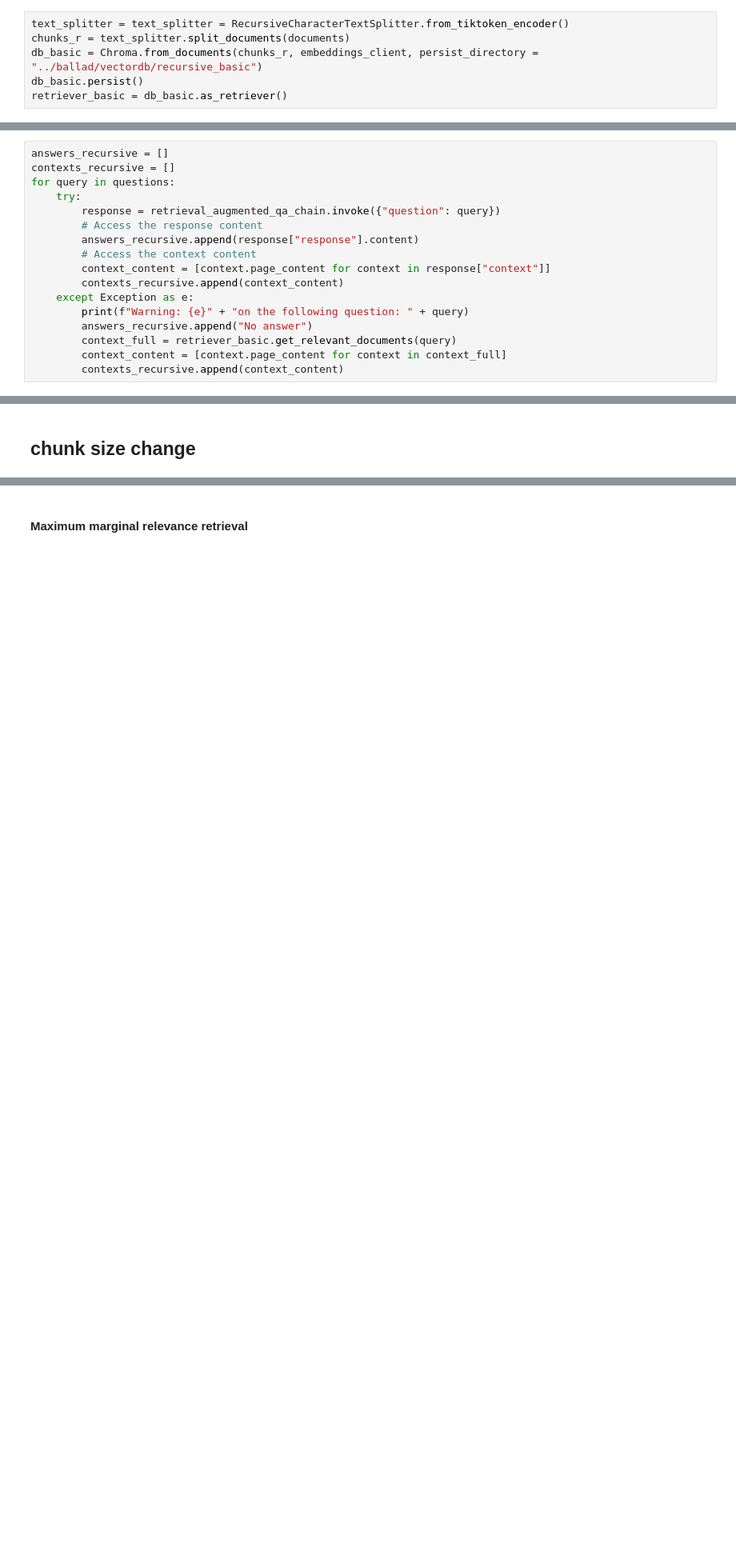
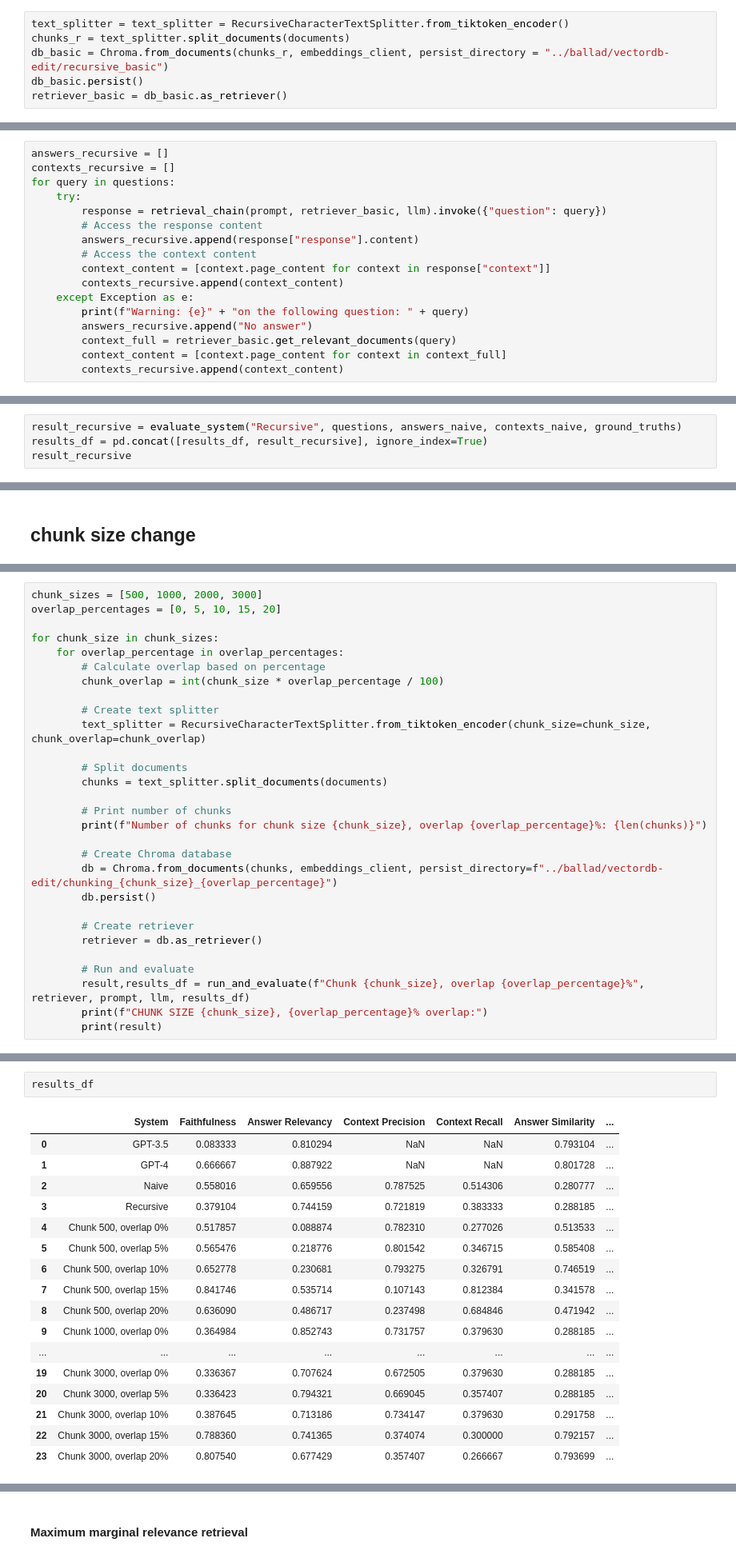
Before and after one commit to misslapina123/thesis-rag, a Jupyter notebook: q&a/q&a_ballad.ipynb, the cells around one changed output, grey strips where cells are left out. Shown at 80% size. Cells and saved outputs as stored; diff of their text form; blank space fills up the shorter version.

Commit message:
Ballad q&a and summarization done

```diff
--- a/q&a/q&a_ballad.ipynb
+++ b/q&a/q&a_ballad.ipynb
@@ -272,6 +337,6 @@ TypeError: expected string or buffer
 # %%
 text_splitter = text_splitter = RecursiveCharacterTextSplitter.from_tiktoken_encoder()
 chunks_r = text_splitter.split_documents(documents)
-db_basic = Chroma.from_documents(chunks_r, embeddings_client, persist_directory = "../ballad/vectordb/recursive_basic")
+db_basic = Chroma.from_documents(chunks_r, embeddings_client, persist_directory = "../ballad/vectordb-edit/recursive_basic")
 db_basic.persist()
 retriever_basic = db_basic.as_retriever()
@@ -286,7 +345,7 @@ answers_recursive = []
 contexts_recursive = []
 for query in questions:
     try:
-        response = retrieval_augmented_qa_chain.invoke({"question": query})
+        response = retrieval_chain(prompt, retriever_basic, llm).invoke({"question": query})
         # Access the response content
         answers_recursive.append(response["response"].content)
         # Access the context content
@@ -306,0 +360,4 @@ passing column names as 'ground_truths' is deprecated and will be removed in the
+# %%
+result_recursive = evaluate_system("Recursive", questions, answers_naive, contexts_naive, ground_truths)
+results_df = pd.concat([results_df, result_recursive], ignore_index=True)
+result_recursive
@@ -336,0 +395,29 @@ def change_chunk_size(retriever):
+# %%
+chunk_sizes = [500, 1000, 2000, 3000]
+overlap_percentages = [0, 5, 10, 15, 20]
+
+for chunk_size in chunk_sizes:
+    for overlap_percentage in overlap_percentages:
+        # Calculate overlap based on percentage
+        chunk_overlap = int(chunk_size * overlap_percentage / 100)
+
+        # Create text splitter
+        text_splitter = RecursiveCharacterTextSplitter.from_tiktoken_encoder(chunk_size=chunk_size, chunk_overlap=chunk_overlap)
+
+        # Split documents
+        chunks = text_splitter.split_documents(documents)
+
+        # Print number of chunks
+        print(f"Number of chunks for chunk size {chunk_size}, overlap {overlap_percentage}%: {len(chunks)}")
+
+        # Create Chroma database
+        db = Chroma.from_documents(chunks, embeddings_client, persist_directory=f"../ballad/vectordb-edit/chunking_{chunk_size}_{overlap_percentage}")
+        db.persist()
+
+        # Create retriever
+        retriever = db.as_retriever()
+
+        # Run and evaluate
+        result,results_df = run_and_evaluate(f"Chunk {chunk_size}, overlap {overlap_percentage}%", retriever, prompt, llm, results_df)
+        print(f"CHUNK SIZE {chunk_size}, {overlap_percentage}% overlap:")
+        print(result)
@@ -428,0 +575,20 @@ CHUNK SIZE 3000
+# %%
+results_df
+# %% [output]
+|  | System | Faithfulness | Answer Relevancy | Context Precision | Context Recall | Answer Similarity | ... |
+| 0 | GPT-3.5 | 0.083333 | 0.810294 | NaN | NaN | 0.793104 | ... |
+| 1 | GPT-4 | 0.666667 | 0.887922 | NaN | NaN | 0.801728 | ... |
+| 2 | Naive | 0.558016 | 0.659556 | 0.787525 | 0.514306 | 0.280777 | ... |
+| 3 | Recursive | 0.379104 | 0.744159 | 0.721819 | 0.383333 | 0.288185 | ... |
+| 4 | Chunk 500, overlap 0% | 0.517857 | 0.088874 | 0.782310 | 0.277026 | 0.513533 | ... |
+| 5 | Chunk 500, overlap 5% | 0.565476 | 0.218776 | 0.801542 | 0.346715 | 0.585408 | ... |
+| 6 | Chunk 500, overlap 10% | 0.652778 | 0.230681 | 0.793275 | 0.326791 | 0.746519 | ... |
+| 7 | Chunk 500, overlap 15% | 0.841746 | 0.535714 | 0.107143 | 0.812384 | 0.341578 | ... |
+| 8 | Chunk 500, overlap 20% | 0.636090 | 0.486717 | 0.237498 | 0.684846 | 0.471942 | ... |
+| 9 | Chunk 1000, overlap 0% | 0.364984 | 0.852743 | 0.731757 | 0.379630 | 0.288185 | ... |
+| ... | ... | ... | ... | ... | ... | ... | ... |
+| 19 | Chunk 3000, overlap 0% | 0.336367 | 0.707624 | 0.672505 | 0.379630 | 0.288185 | ... |
+| 20 | Chunk 3000, overlap 5% | 0.336423 | 0.794321 | 0.669045 | 0.357407 | 0.288185 | ... |
+| 21 | Chunk 3000, overlap 10% | 0.387645 | 0.713186 | 0.734147 | 0.379630 | 0.291758 | ... |
+| 22 | Chunk 3000, overlap 15% | 0.788360 | 0.741365 | 0.374074 | 0.300000 | 0.792157 | ... |
+| 23 | Chunk 3000, overlap 20% | 0.807540 | 0.677429 | 0.357407 | 0.266667 | 0.793699 | ... |
```
Also changed, not shown: parts of 62 cells of this notebook, 5 other files.
